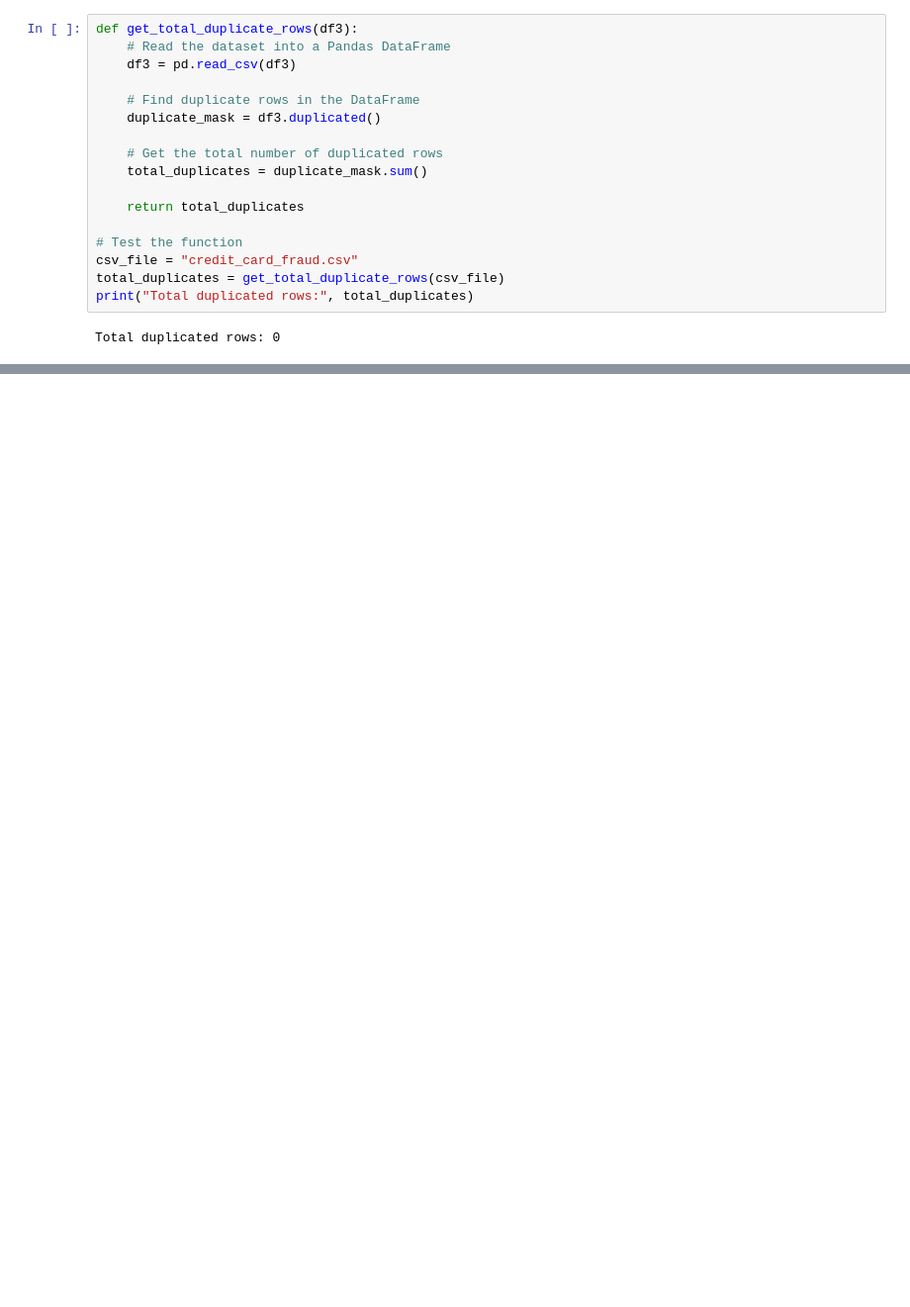
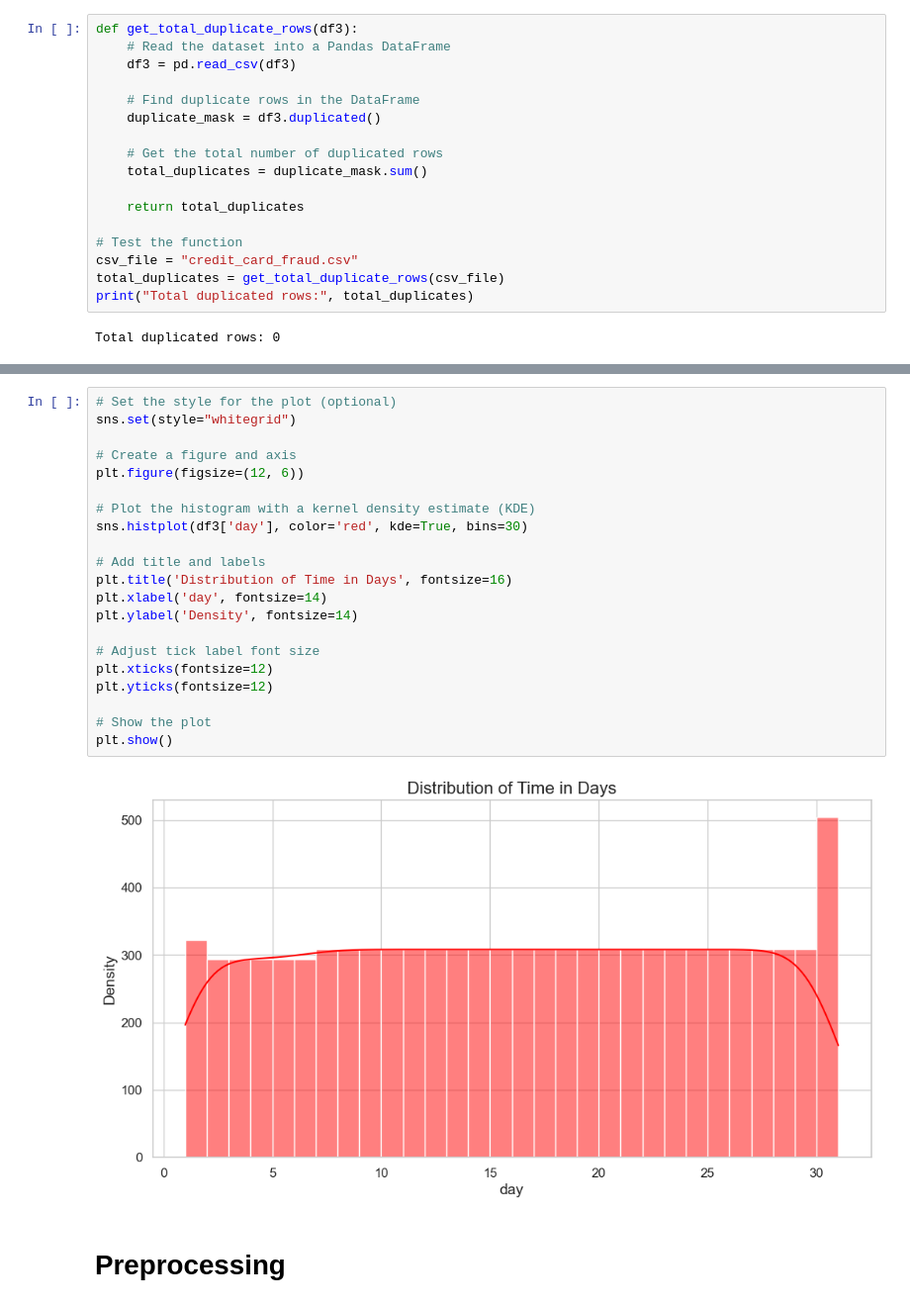
Before and after one commit to MESD94/Credit_Card_Fraud_Detection, a Jupyter notebook: 3RDDATASET_ROBUST.ipynb, the cells around one changed output, grey strips where cells are left out. Shown at 99% size. Drawn from its saved outputs; the diff is of its cells as text; blank space fills up the shorter version.

```diff
--- a/3RDDATASET_ROBUST.ipynb
+++ b/3RDDATASET_ROBUST.ipynb
@@ -296,0 +383,25 @@ plt.tight_layout()
+# %%
+# Set the style for the plot (optional)
+sns.set(style="whitegrid")
+
+# Create a figure and axis
+plt.figure(figsize=(12, 6))
+
+# Plot the histogram with a kernel density estimate (KDE)
+sns.histplot(df3['day'], color='red', kde=True, bins=30)
+
+# Add title and labels
+plt.title('Distribution of Time in Days', fontsize=16)
+plt.xlabel('day', fontsize=14)
+plt.ylabel('Density', fontsize=14)
+
+# Adjust tick label font size
+plt.xticks(fontsize=12)
+plt.yticks(fontsize=12)
+
+# Show the plot
+plt.show()
+# %% [output]
+[figure, added]
+# %% [markdown]
+# Preprocessing
```
Also changed, not shown: parts of 49 cells of this notebook, 2 other files.
